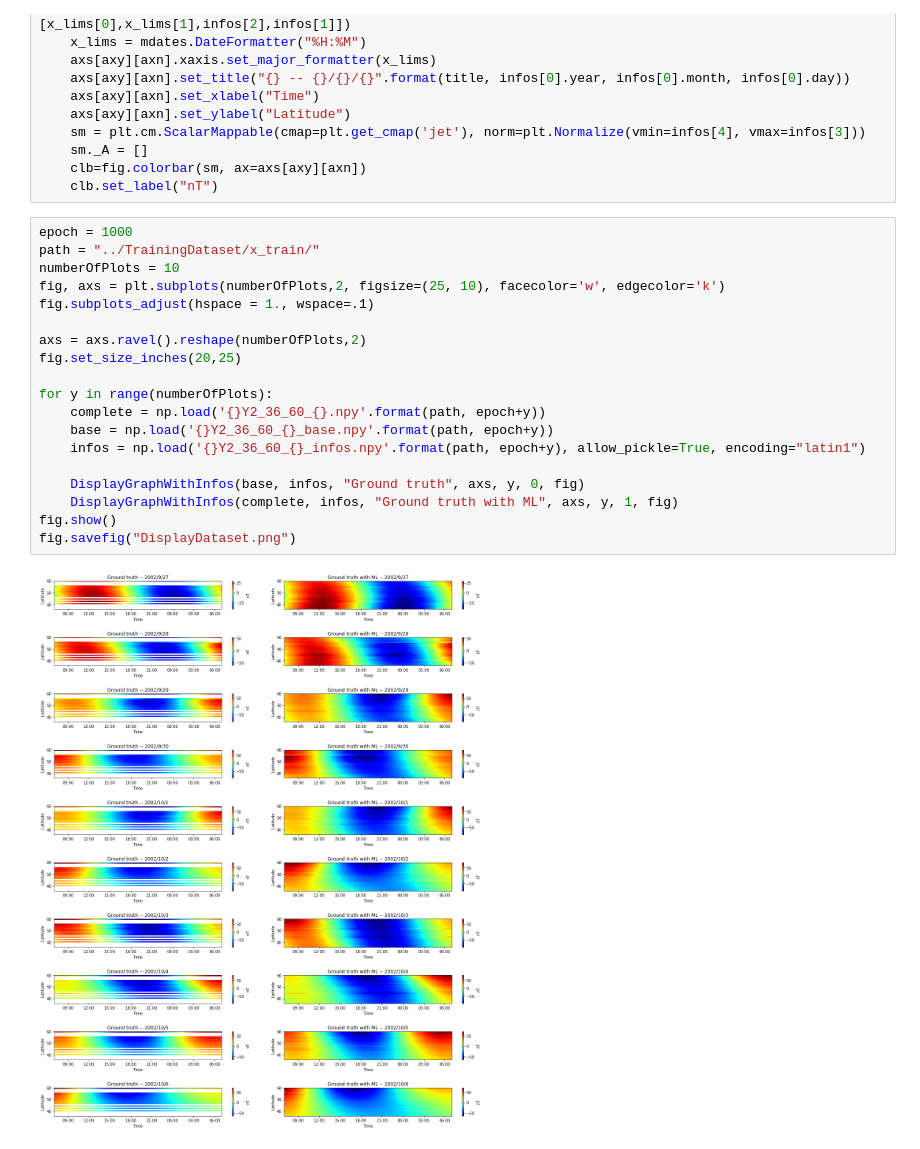
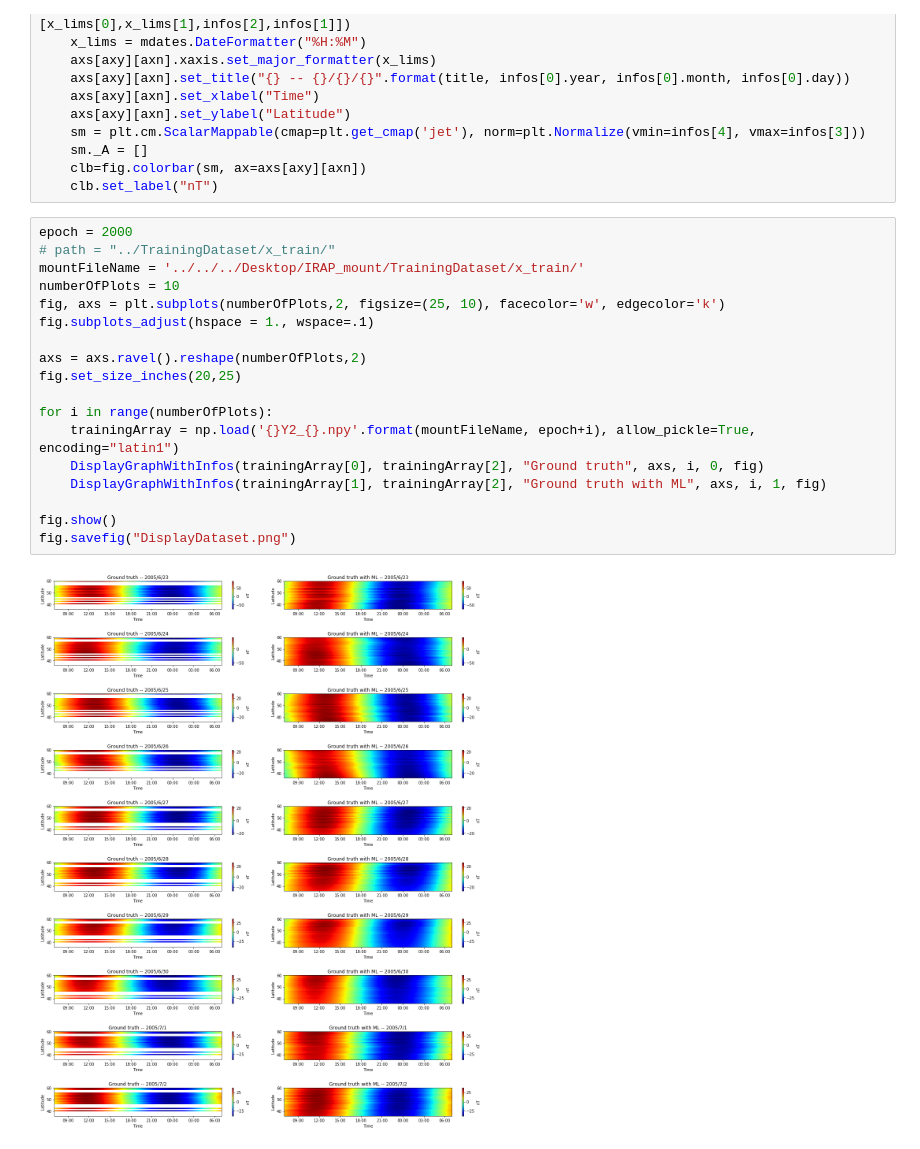
Before and after one commit to Pierre-LaurentC/Generative_Adversarial_Network, a Jupyter notebook: DisplayDataset.ipynb, the cells around one changed output. Saved outputs shown, nothing was run; the diff lists cells and outputs as text.

Commit message:
Fix shape infos and base matrices

```diff
--- a/DisplayDataset.ipynb
+++ b/DisplayDataset.ipynb
@@ -21,23 +21,22 @@ def DisplayGraphWithInfos(array, infos, title, axs, axy, axn, fig):
     clb=fig.colorbar(sm, ax=axs[axy][axn])
     clb.set_label("nT")
 # %%
-epoch = 1000
-path = "../TrainingDataset/x_train/"
+epoch = 2000
+# path = "../TrainingDataset/x_train/"
+mountFileName = '../../../Desktop/IRAP_mount/TrainingDataset/x_train/'
 numberOfPlots = 10
 fig, axs = plt.subplots(numberOfPlots,2, figsize=(25, 10), facecolor='w', edgecolor='k')
 fig.subplots_adjust(hspace = 1., wspace=.1)
 
 axs = axs.ravel().reshape(numberOfPlots,2)
 fig.set_size_inches(20,25)
 
-for y in range(numberOfPlots):
-    complete = np.load('{}Y2_36_60_{}.npy'.format(path, epoch+y))
-    base = np.load('{}Y2_36_60_{}_base.npy'.format(path, epoch+y))
-    infos = np.load('{}Y2_36_60_{}_infos.npy'.format(path, epoch+y), allow_pickle=True, encoding="latin1")
+for i in range(numberOfPlots):
+    trainingArray = np.load('{}Y2_{}.npy'.format(mountFileName, epoch+i), allow_pickle=True, encoding="latin1")
+    DisplayGraphWithInfos(trainingArray[0], trainingArray[2], "Ground truth", axs, i, 0, fig)
+    DisplayGraphWithInfos(trainingArray[1], trainingArray[2], "Ground truth with ML", axs, i, 1, fig)
 
-    DisplayGraphWithInfos(base, infos, "Ground truth", axs, y, 0, fig)
-    DisplayGraphWithInfos(complete, infos, "Ground truth with ML", axs, y, 1, fig)
 fig.show()
 fig.savefig("DisplayDataset.png")
 # %% [output]
-[figure, old version]
+[figure, new version]
```
Also changed, not shown: 11 other files.
